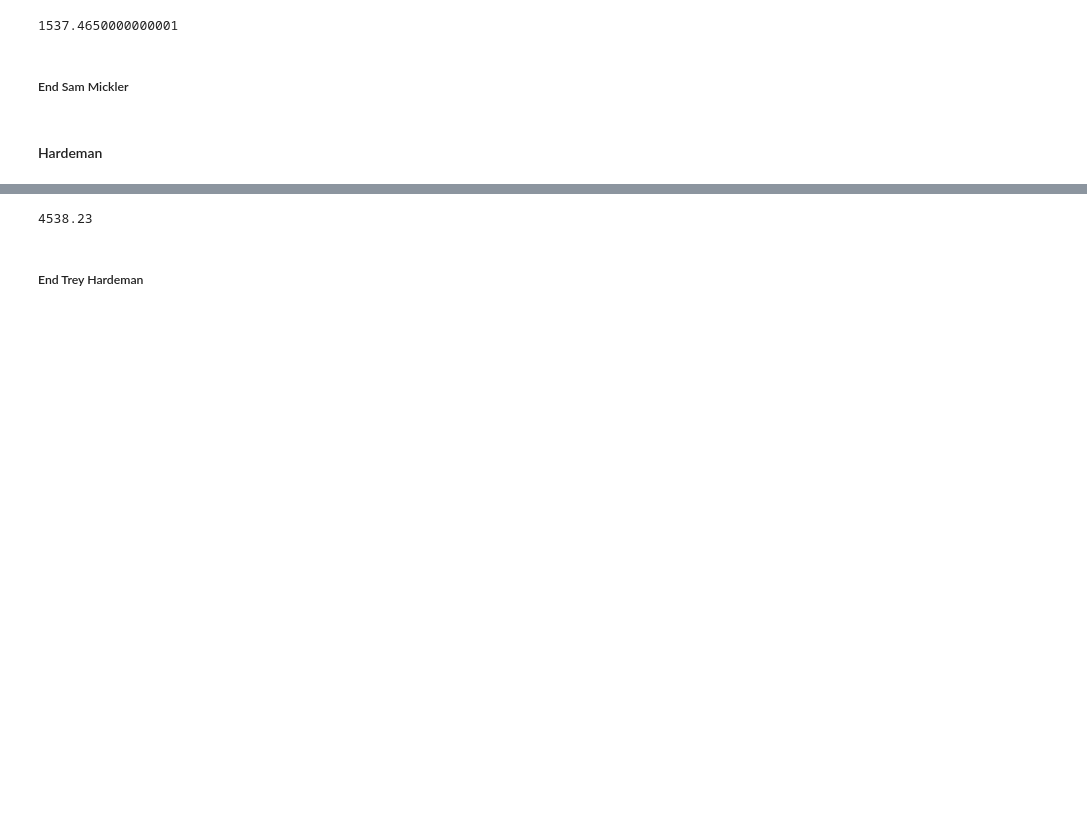
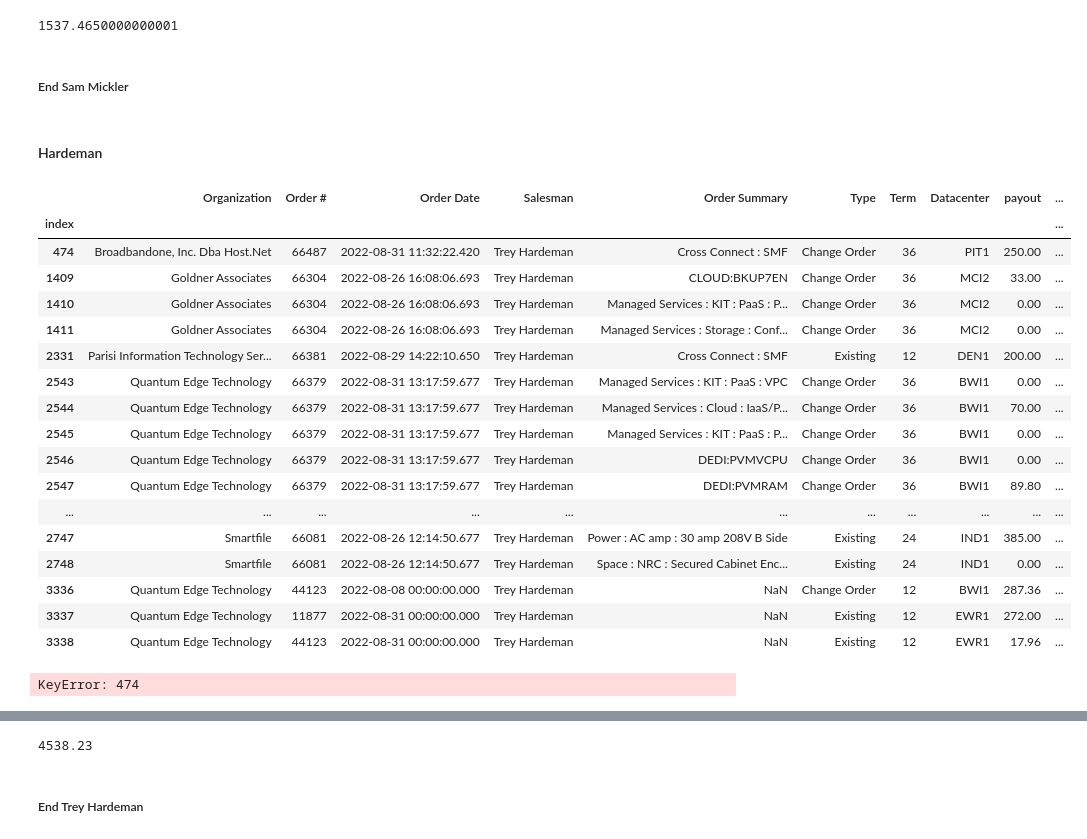
Before and after one commit to maxca17/DB_Commissions, a Jupyter notebook: Commishes/Main/Main.ipynb, the cells around one changed output, grey strips where cells are left out. Cells and saved outputs as stored; diff of their text form; code cells hidden in the pictures; blank space fills up the shorter version.

```diff
--- a/Commishes/Main/Main.ipynb
+++ b/Commishes/Main/Main.ipynb
@@ -426,3 +430,33 @@ samuel_mickler.loc[111111] = ['Payout:', mickler , '' , '' , '' , '' , '' , '' ,
 #### Hardeman
 # %%
 trey_hardeman = ep1[ep1['Salesman'] == 'Trey Hardeman']
+trey_hardeman = (trey_hardeman.reset_index()
+        .drop_duplicates(subset='index', keep='last')
+        .set_index('index').sort_index())
+trey_hardeman
+# %% [output]
+|  | Organization | Order # | Order Date | Salesman | Order Summary | Type | Term | Datacenter | payout | ... |
+| index |  |  |  |  |  |  |  |  |  | ... |
+| 474 | Broadbandone, Inc. Dba Host.Net | 66487 | 2022-08-31 11:32:22.420 | Trey Hardeman | Cross Connect : SMF | Change Order | 36 | PIT1 | 250.00 | ... |
+| 1409 | Goldner Associates | 66304 | 2022-08-26 16:08:06.693 | Trey Hardeman | CLOUD:BKUP7EN | Change Order | 36 | MCI2 | 33.00 | ... |
+| 1410 | Goldner Associates | 66304 | 2022-08-26 16:08:06.693 | Trey Hardeman | Managed Services : KIT : PaaS : P... | Change Order | 36 | MCI2 | 0.00 | ... |
+| 1411 | Goldner Associates | 66304 | 2022-08-26 16:08:06.693 | Trey Hardeman | Managed Services : Storage : Conf... | Change Order | 36 | MCI2 | 0.00 | ... |
+| 2331 | Parisi Information Technology Ser... | 66381 | 2022-08-29 14:22:10.650 | Trey Hardeman | Cross Connect : SMF | Existing | 12 | DEN1 | 200.00 | ... |
+| 2543 | Quantum Edge Technology | 66379 | 2022-08-31 13:17:59.677 | Trey Hardeman | Managed Services : KIT : PaaS : VPC | Change Order | 36 | BWI1 | 0.00 | ... |
+| 2544 | Quantum Edge Technology | 66379 | 2022-08-31 13:17:59.677 | Trey Hardeman | Managed Services : Cloud : IaaS/P... | Change Order | 36 | BWI1 | 70.00 | ... |
+| 2545 | Quantum Edge Technology | 66379 | 2022-08-31 13:17:59.677 | Trey Hardeman | Managed Services : KIT : PaaS : P... | Change Order | 36 | BWI1 | 0.00 | ... |
+| 2546 | Quantum Edge Technology | 66379 | 2022-08-31 13:17:59.677 | Trey Hardeman | DEDI:PVMVCPU | Change Order | 36 | BWI1 | 0.00 | ... |
+| 2547 | Quantum Edge Technology | 66379 | 2022-08-31 13:17:59.677 | Trey Hardeman | DEDI:PVMRAM | Change Order | 36 | BWI1 | 89.80 | ... |
+| ... | ... | ... | ... | ... | ... | ... | ... | ... | ... | ... |
+| 2747 | Smartfile | 66081 | 2022-08-26 12:14:50.677 | Trey Hardeman | Power : AC amp : 30 amp 208V B Side | Existing | 24 | IND1 | 385.00 | ... |
+| 2748 | Smartfile | 66081 | 2022-08-26 12:14:50.677 | Trey Hardeman | Space : NRC : Secured Cabinet Enc... | Existing | 24 | IND1 | 0.00 | ... |
+| 3336 | Quantum Edge Technology | 44123 | 2022-08-08 00:00:00.000 | Trey Hardeman | NaN | Change Order | 12 | BWI1 | 287.36 | ... |
+| 3337 | Quantum Edge Technology | 11877 | 2022-08-31 00:00:00.000 | Trey Hardeman | NaN | Existing | 12 | EWR1 | 272.00 | ... |
+| 3338 | Quantum Edge Technology | 44123 | 2022-08-31 00:00:00.000 | Trey Hardeman | NaN | Existing | 12 | EWR1 | 17.96 | ... |
+# %%
+trey_hardeman['multiplyer'] = pmatrix.loc["Power"]["1"]
+for index, row in trey_hardeman.iterrows():
+    trey_hardeman[index]["multiplyer"] = 1
+trey_hardeman.head()
+# %% [output]
+KeyError: 474
```
Also changed, not shown: parts of 13 cells of this notebook, 24 other files.
